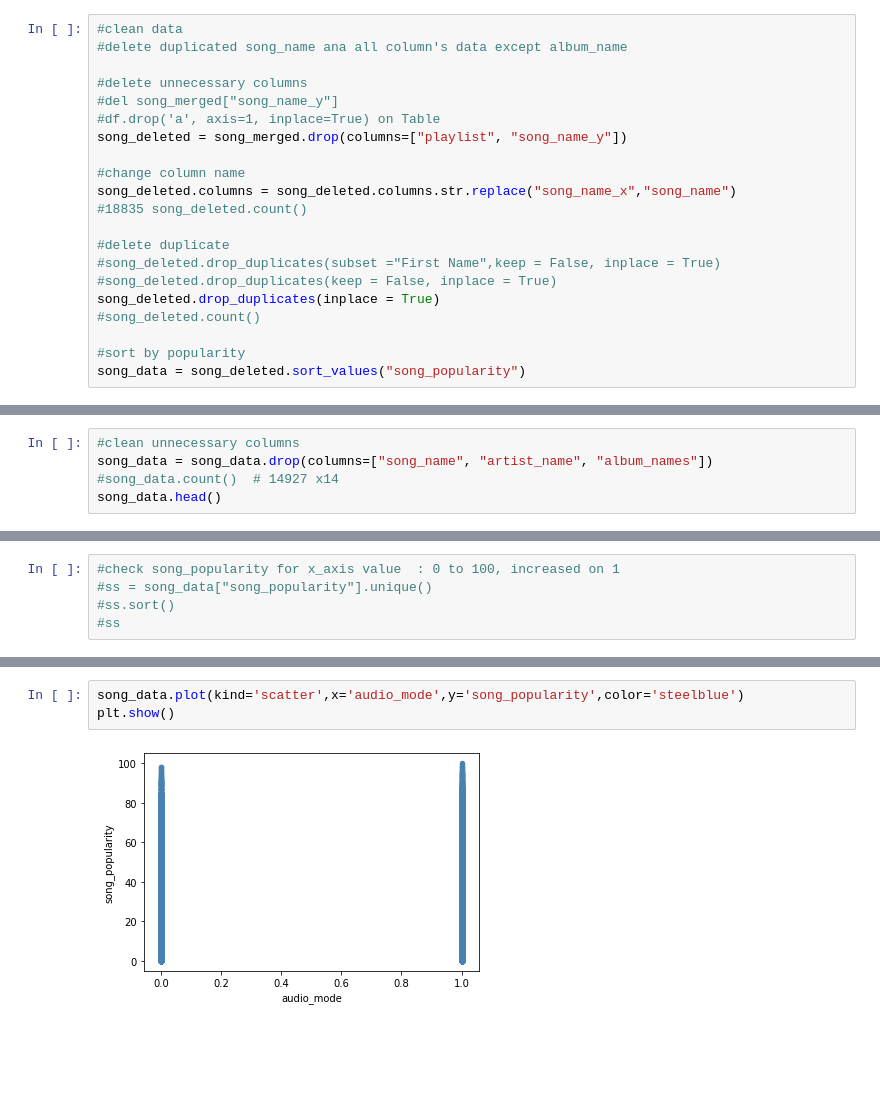
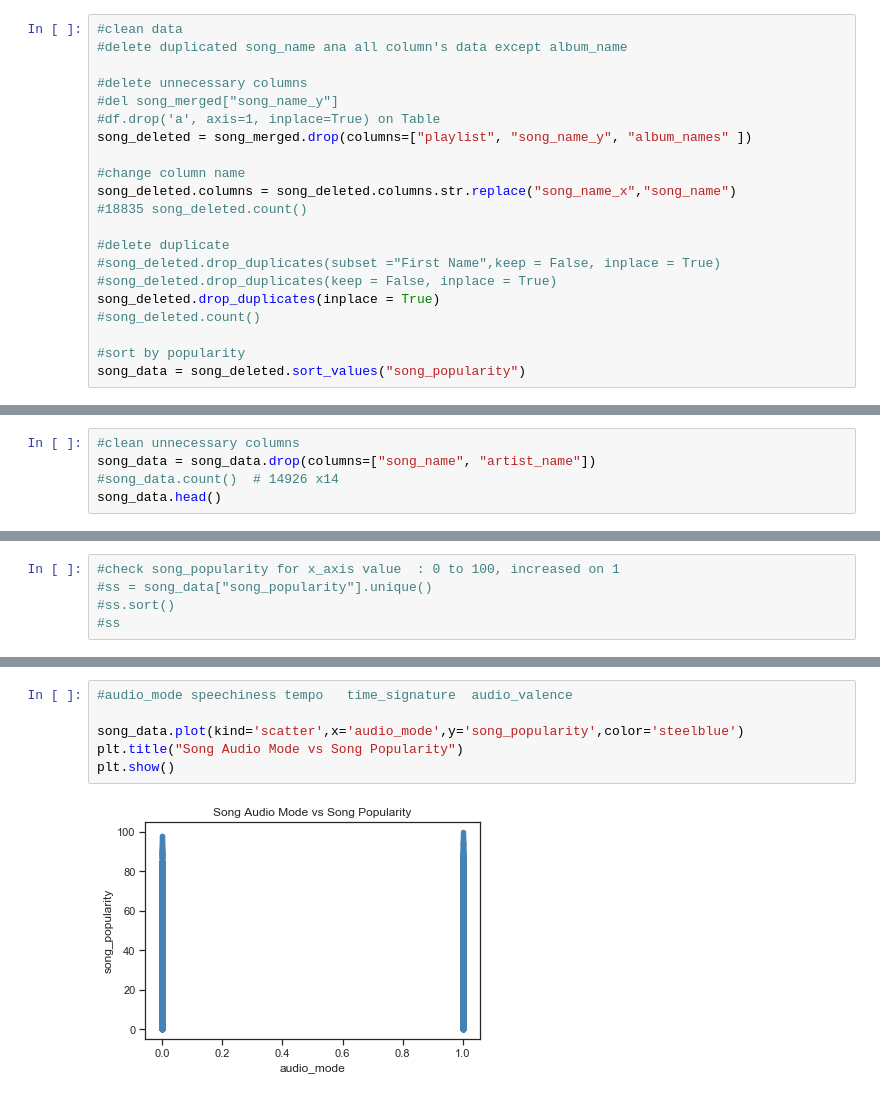
Before and after one commit to vladschepkov/project-one, a Jupyter notebook: song_pj1.ipynb, the cells around one changed output, grey strips where cells are left out. Cells and saved outputs as stored; diff of their text form; blank space fills up the shorter version.

```diff
--- a/song_pj1.ipynb
+++ b/song_pj1.ipynb
@@ -31,7 +31,7 @@ song_merged = pd.merge(df1,df2,how="inner",left_index=True, right_index=True)
 #delete unnecessary columns
 #del song_merged["song_name_y"]
 #df.drop('a', axis=1, inplace=True) on Table
-song_deleted = song_merged.drop(columns=["playlist", "song_name_y"])
+song_deleted = song_merged.drop(columns=["playlist", "song_name_y", "album_names" ])
 
 #change column name
 song_deleted.columns = song_deleted.columns.str.replace("song_name_x","song_name")
@@ -51,7 +58,7 @@ song_data = song_deleted.sort_values("song_popularity")
 # %%
 #clean unnecessary columns
-song_data = song_data.drop(columns=["song_name", "artist_name", "album_names"])
-#song_data.count()  # 14927 x14
+song_data = song_data.drop(columns=["song_name", "artist_name"])
+#song_data.count()  # 14926 x14
 song_data.head()
 # %% [output]
 |  | song_popularity | song_duration_ms | acousticness | danceability | energy | instrumentalness | key | ... |
@@ -208,6 +300,9 @@ plt.show()
 # %%
+#audio_mode	speechiness	tempo	time_signature	audio_valence
+
 song_data.plot(kind='scatter',x='audio_mode',y='song_popularity',color='steelblue')
+plt.title("Song Audio Mode vs Song Popularity")
 plt.show()
 # %% [output]
-[figure, old version]
+[figure, new version]
 # %%
```
Also changed, not shown: parts of 35 cells of this notebook.
